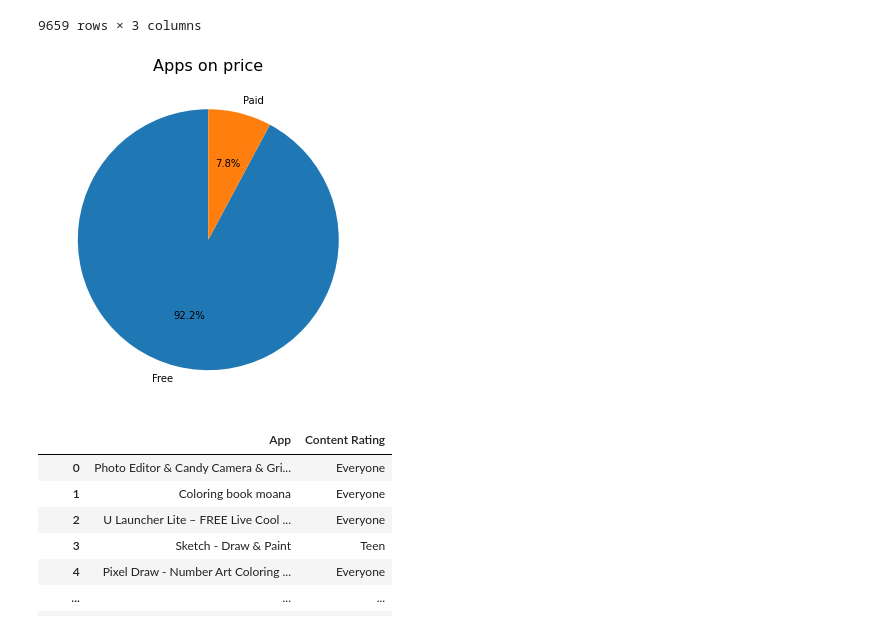
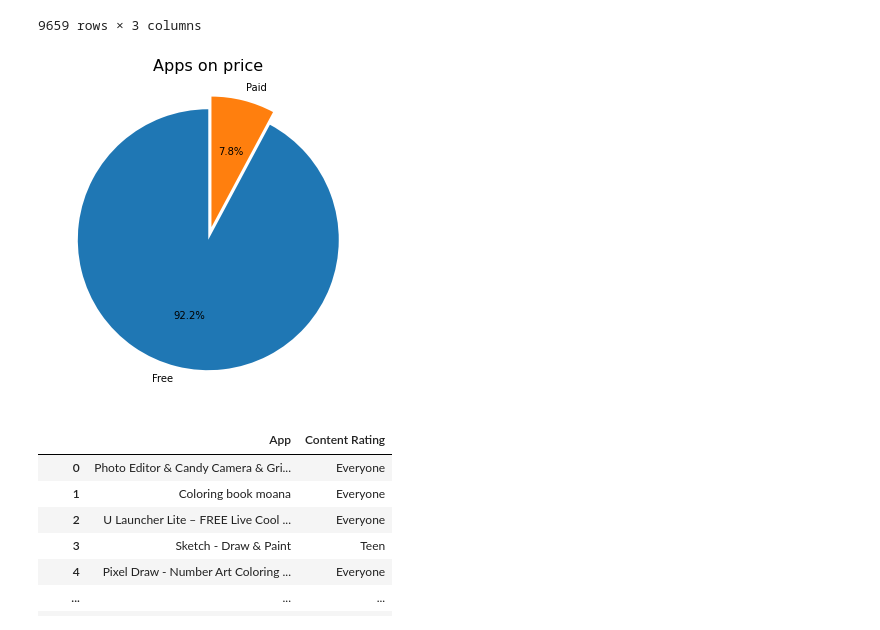
Before and after one commit to Navjotkhatri/EDA-Play-Store-App-Review-Analysis, a Jupyter notebook: EDA_Play_Store_App_Review_Analysis_Capstone_Project.ipynb, the cells around one changed output. Drawn from its saved outputs; the diff is of its cells as text; code cells hidden in the pictures.

```diff
--- a/EDA_Play_Store_App_Review_Analysis_Capstone_Project.ipynb
+++ b/EDA_Play_Store_App_Review_Analysis_Capstone_Project.ipynb
@@ -121,5 +119,9 @@ play_store_df['Price'] = play_store_df['Price'].str.replace('$', '')
 # %%
 play_store_df = play_store_df.astype({"Price": float})
+# %%
+play_store_df['Installs'] = play_store_df['Installs'].str.replace(',','')
+play_store_df['Installs'] = play_store_df['Installs'].str.replace('+','')
+play_store_df = play_store_df.astype({"Installs": int})
 # %%
 play_store_df.info()
 # %% [output]
@@ -243,10 +250,10 @@ price_df
 # %%
 plt.figure(figsize=(8,6))
 plt.title("Apps on price",fontsize = 16)
-plt.pie(price_df.Type.value_counts(), labels=price_df.Type.value_counts().index,autopct='%1.1f%%',startangle=90)
+plt.pie(price_df.Type.value_counts(), labels=price_df.Type.value_counts().index,autopct='%1.1f%%',startangle=90,explode=(0, 0.1))
 plt.show()
 # %% [output]
-[figure, old version]
+[figure, new version]
 # %%
 grouped = right_df[['App','Content Rating']]
 grouped
```
Also changed, not shown: parts of 26 cells of this notebook.
